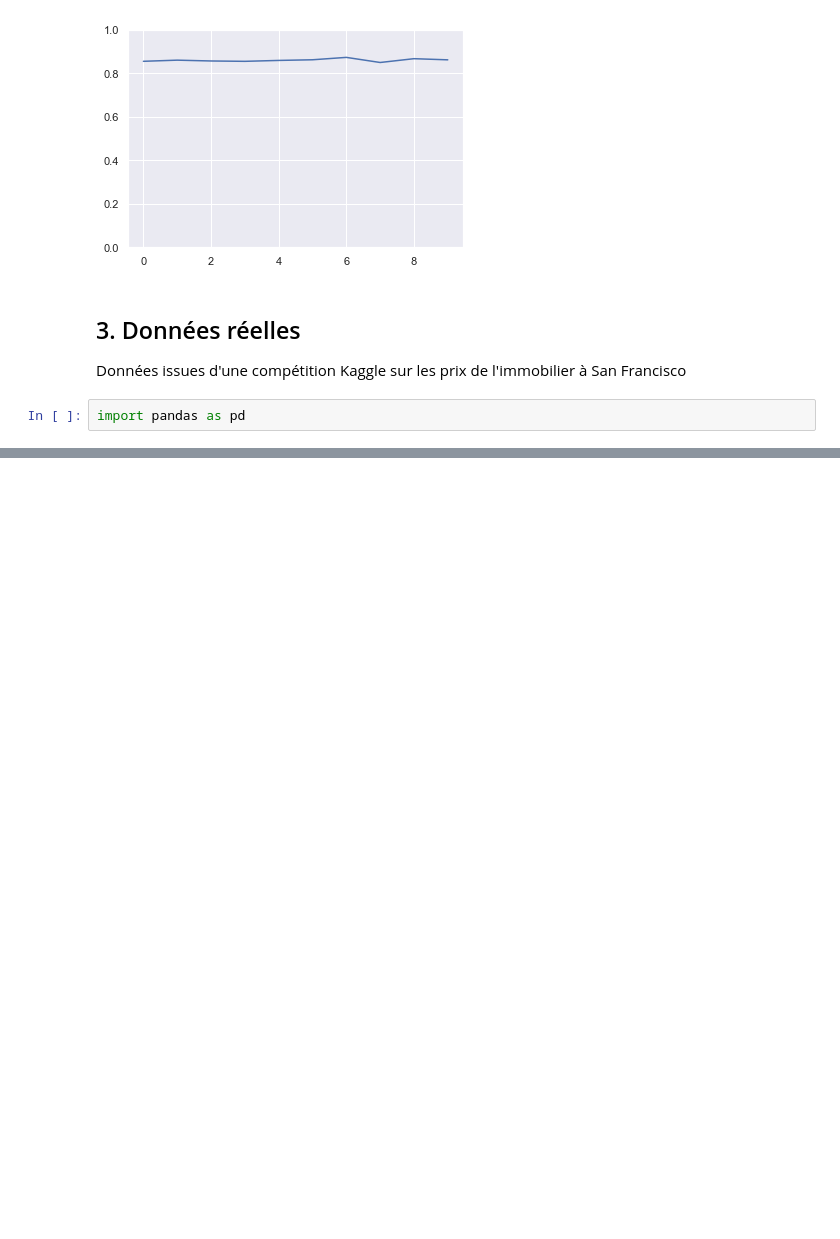
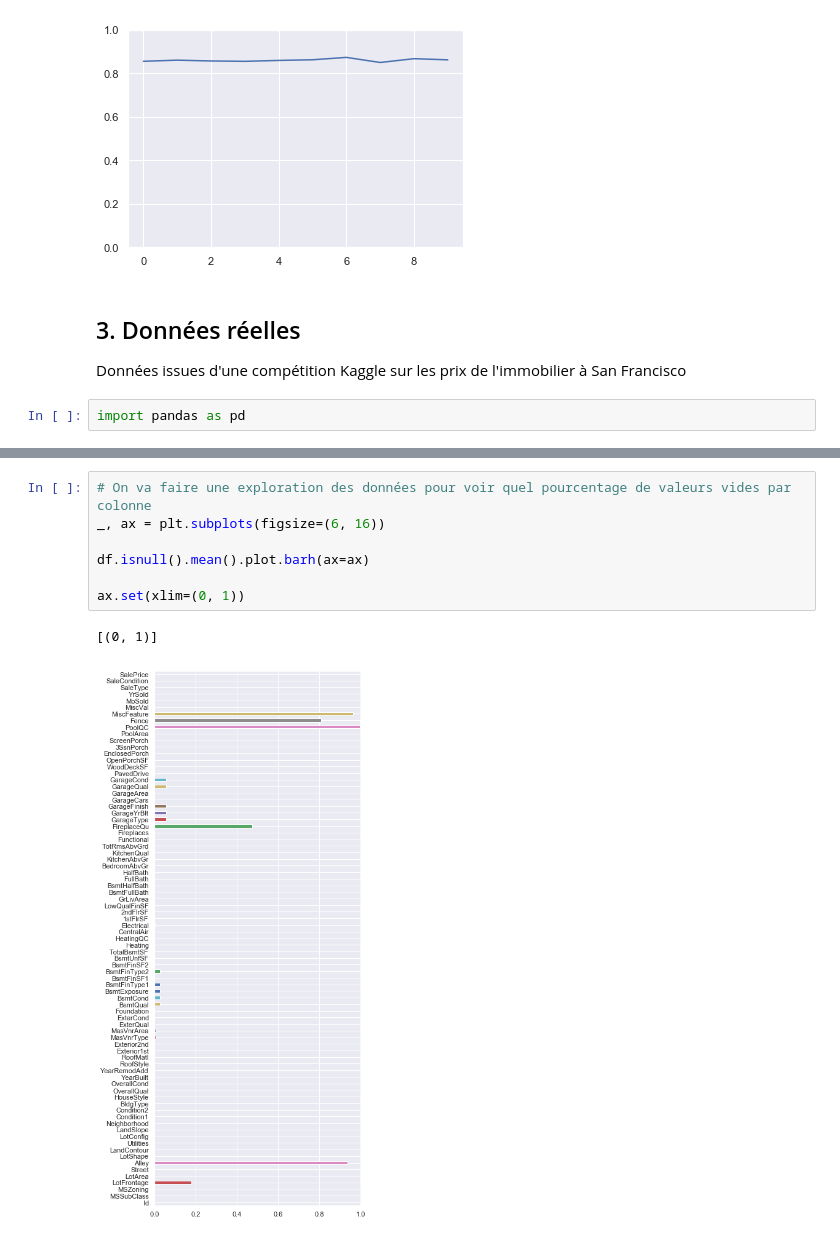
Before and after one commit to Aethyn/LinearRegressionTraining, a Jupyter notebook: TPRegressionLineaire.ipynb, the cells around one changed output, grey strips where cells are left out. Drawn from its saved outputs; the diff is of its cells as text; blank space fills up the shorter version.

```diff
--- a/TPRegressionLineaire.ipynb
+++ b/TPRegressionLineaire.ipynb
@@ -265 +267,11 @@ memory usage: 924.0+ KB
 5 rows × 81 columns
+# %%
+# On va faire une exploration des données pour voir quel pourcentage de valeurs vides par colonne
+_, ax = plt.subplots(figsize=(6, 16))
+
+df.isnull().mean().plot.barh(ax=ax)
+
+ax.set(xlim=(0, 1))
+# %% [output]
+[(0, 1)]
+[figure, added]
```
Also changed, not shown: parts of 6 cells of this notebook.
